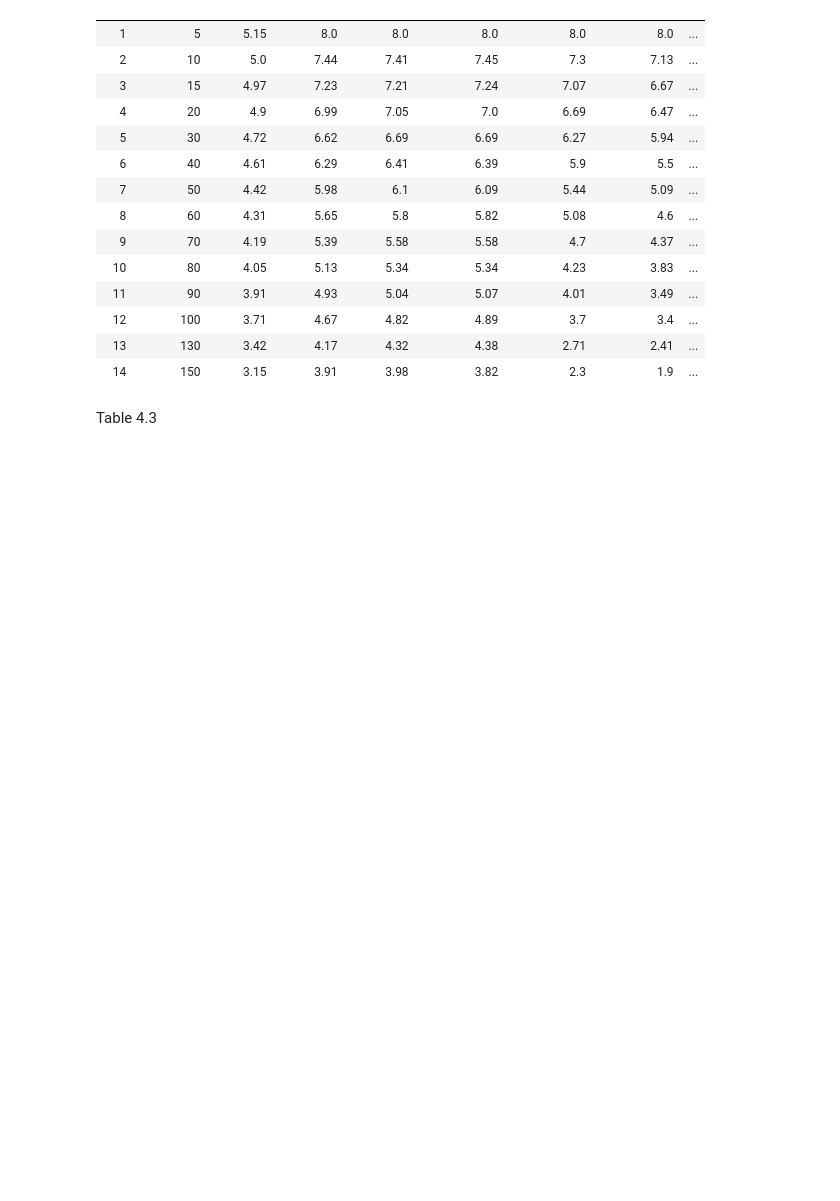
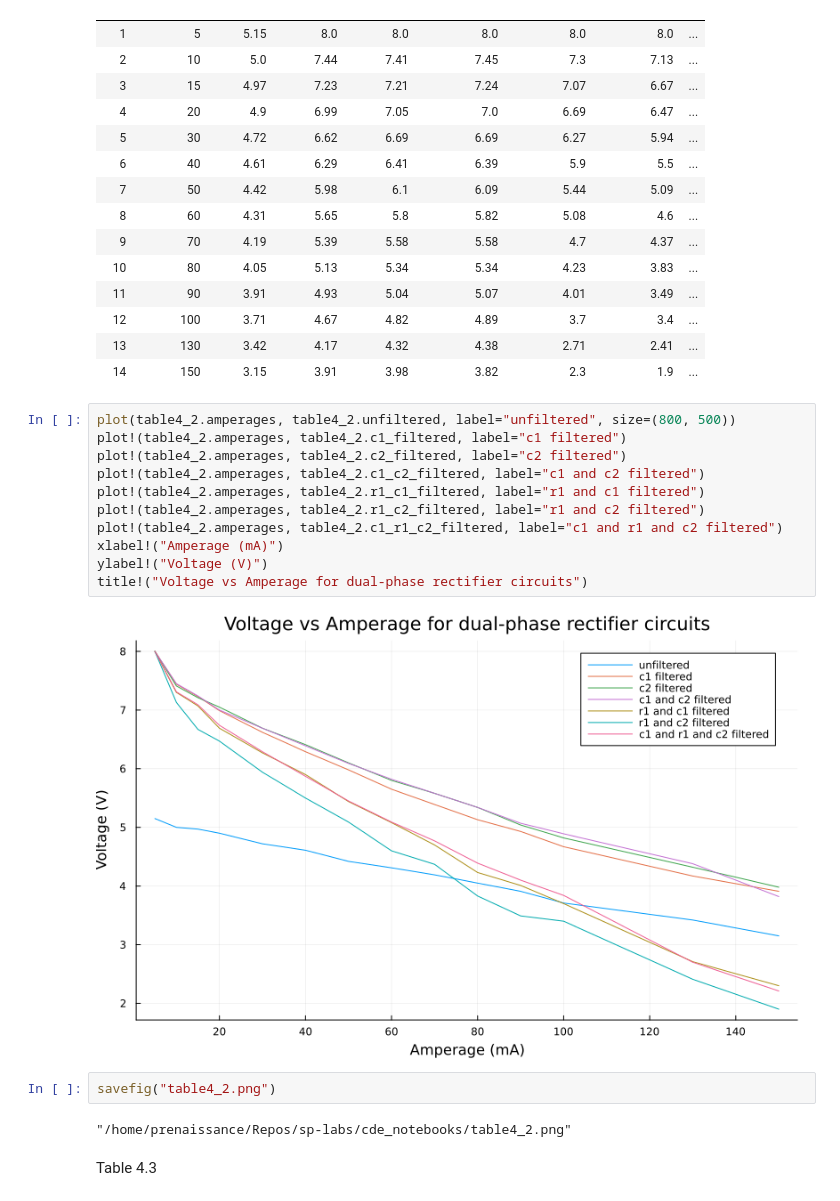
Before and after one commit to prenaissance/sp-labs, a Jupyter notebook: cde_notebooks/Lab4.ipynb, the cells around one changed output. Cells and saved outputs as stored; diff of their text form; blank space fills up the shorter version.

```diff
--- a/cde_notebooks/Lab4.ipynb
+++ b/cde_notebooks/Lab4.ipynb
@@ -62,6 +81,23 @@ table4_2 = DataFrame(
 | 12 | 100 | 3.71 | 4.67 | 4.82 | 4.89 | 3.7 | 3.4 | ... |
 | 13 | 130 | 3.42 | 4.17 | 4.32 | 4.38 | 2.71 | 2.41 | ... |
 | 14 | 150 | 3.15 | 3.91 | 3.98 | 3.82 | 2.3 | 1.9 | ... |
+# %%
+plot(table4_2.amperages, table4_2.unfiltered, label="unfiltered", size=(800, 500))
+plot!(table4_2.amperages, table4_2.c1_filtered, label="c1 filtered")
+plot!(table4_2.amperages, table4_2.c2_filtered, label="c2 filtered")
+plot!(table4_2.amperages, table4_2.c1_c2_filtered, label="c1 and c2 filtered")
+plot!(table4_2.amperages, table4_2.r1_c1_filtered, label="r1 and c1 filtered")
+plot!(table4_2.amperages, table4_2.r1_c2_filtered, label="r1 and c2 filtered")
+plot!(table4_2.amperages, table4_2.c1_r1_c2_filtered, label="c1 and r1 and c2 filtered")
+xlabel!("Amperage (mA)")
+ylabel!("Voltage (V)")
+title!("Voltage vs Amperage for dual-phase rectifier circuits")
+# %% [output]
+[figure, added]
+# %%
+savefig("table4_2.png")
+# %% [output]
+"/home/prenaissance/Repos/sp-labs/cde_notebooks/table4_2.png"
 # %% [markdown]
 Table 4.3
 # %%
```
Also changed, not shown: parts of 6 cells of this notebook.
